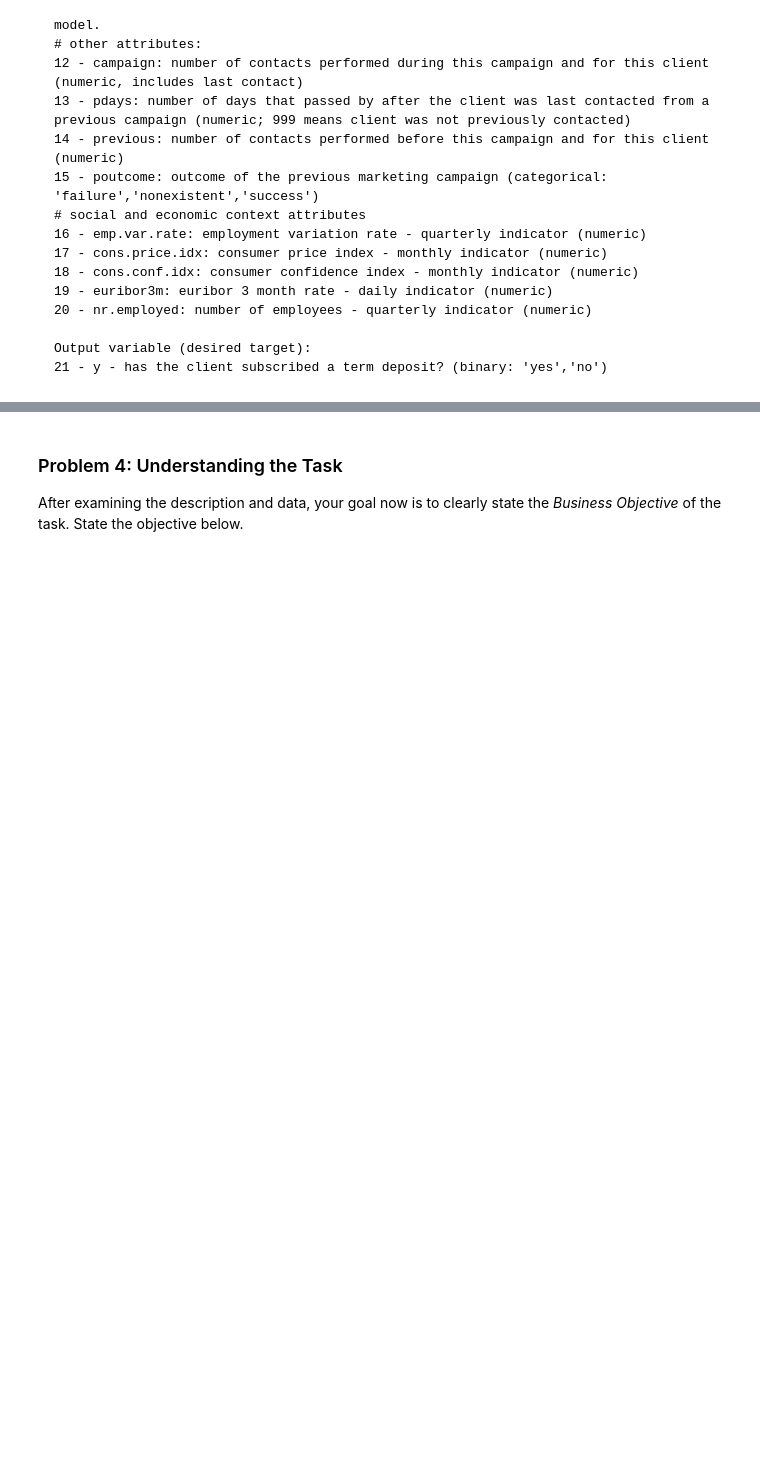
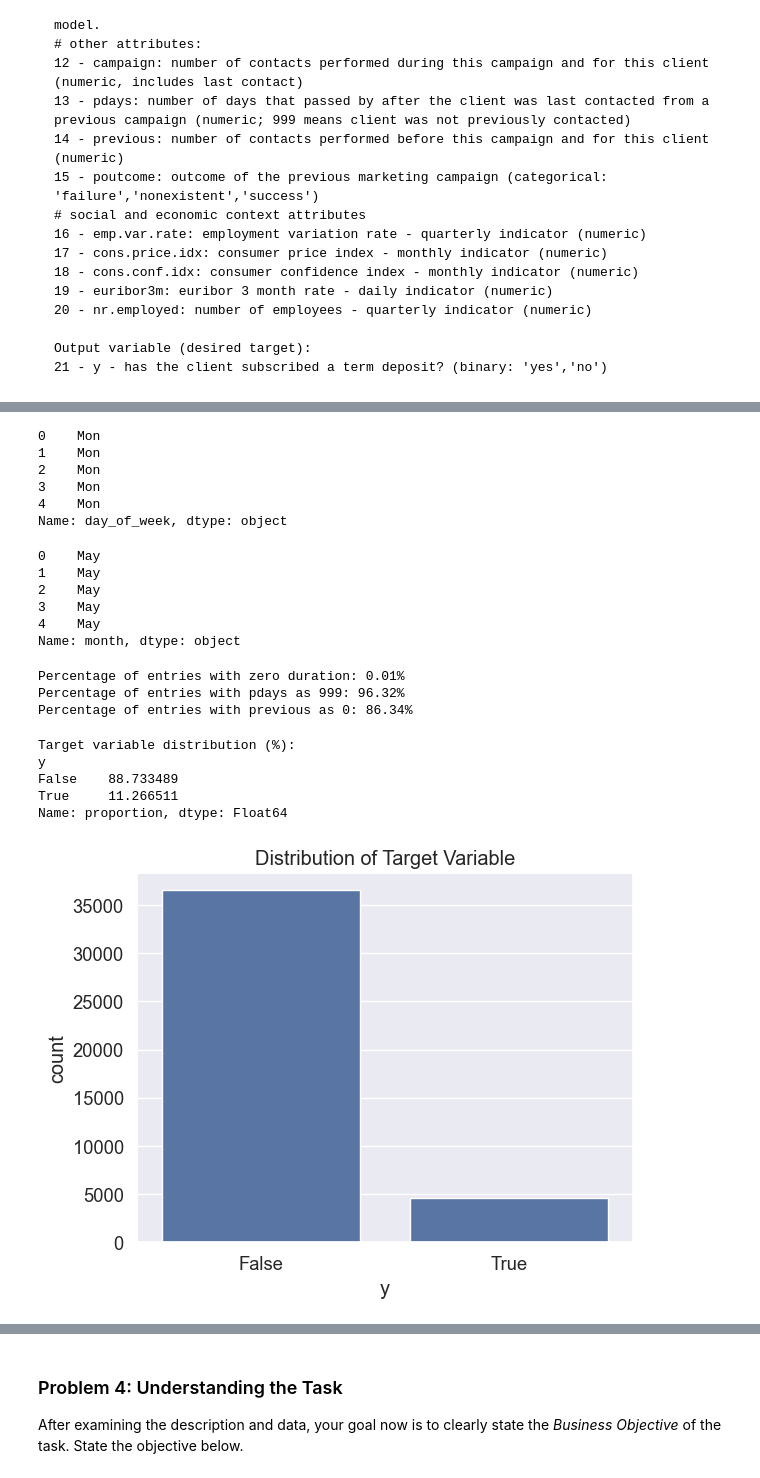
Before and after one commit to pbtrivedi/comparing-classifiers, a Jupyter notebook: comparing_classifiers.ipynb, the cells around one changed output, grey strips where cells are left out. Drawn from its saved outputs; the diff is of its cells as text; code cells hidden in the pictures; blank space fills up the shorter version.

Commit message:
Completed data cleanup, analysis, encoding, and simple model build.

```diff
--- a/comparing_classifiers.ipynb
+++ b/comparing_classifiers.ipynb
@@ -69,0 +95,68 @@ Output variable (desired target):
+# %%
+# Convert day_of_week to datetime
+df['day_of_week'] = df['day_of_week'].str.capitalize().replace(' ','')
+df['day_of_week'].head()
+# %% [output]
+0    Mon
+1    Mon
+2    Mon
+3    Mon
+4    Mon
+Name: day_of_week, dtype: object
+# %%
+# Convert month to datetime
+df['month'] = pd.to_datetime(df['month'], format='%b').dt.month_name()
+df['month'].head()
+# %% [output]
+0    May
+1    May
+2    May
+3    May
+4    May
+Name: month, dtype: object
+# %%
+# Check what % of entry for duration is zero
+zero_duration_percentage = (df['duration'] == 0).mean() * 100
+print(f"Percentage of entries with zero duration: {zero_duration_percentage:.2f}%")
+# Check what % of entry for pdays is 999
+zero_pdays_percentage = (df['pdays'] == 999).mean() * 100
+print(f"Percentage of entries with pdays as 999: {zero_pdays_percentage:.2f}%")
+# Check what % of entry for previous is zero
+zero_previous_percentage = (df['previous'] == 0).mean() * 100
+print(f"Percentage of entries with previous as 0: {zero_previous_percentage:.2f}%")
+# %% [output]
+Percentage of entries with zero duration: 0.01%
+Percentage of entries with pdays as 999: 96.32%
+Percentage of entries with previous as 0: 86.34%
+# %%
+# Since duration is crucial for predicting the target variable, we will remove entries with zero duration
+df = df[df['duration'] != 0]
+# Since large portion of pdays is 999, we will drop this column
+df = df.drop(columns=['pdays'])
+# Since large portion of previous is 0, we will drop this column
+df = df.drop(columns=['previous'])
+# %%
+# Convert categorical variables to category dtype
+cat_cols = df.select_dtypes(include='object').columns.tolist()
+for col in cat_cols:
+    df[col] = df[col].astype('category')
+# Convert target variable to binary
+df['y'] = df['y'].map({'yes': 1, 'no': 0}).astype('boolean')
+# %%
+# Check the distribution of the target variable
+target_distribution = df['y'].value_counts(normalize=True) * 100
+print("Target variable distribution (%):")
+print(target_distribution)
+# Visualize the target variable distribution
+sns.countplot(x='y', data=df)
+plt.title('Distribution of Target Variable')
+# Save image to file
+plt.savefig('images/target_distribution.png')
+plt.show()
+# %% [output]
+Target variable distribution (%):
+y
+False    88.733489
+True     11.266511
+Name: proportion, dtype: Float64
+[figure, added]
```
Also changed, not shown: parts of 22 cells of this notebook, 5 other files.
